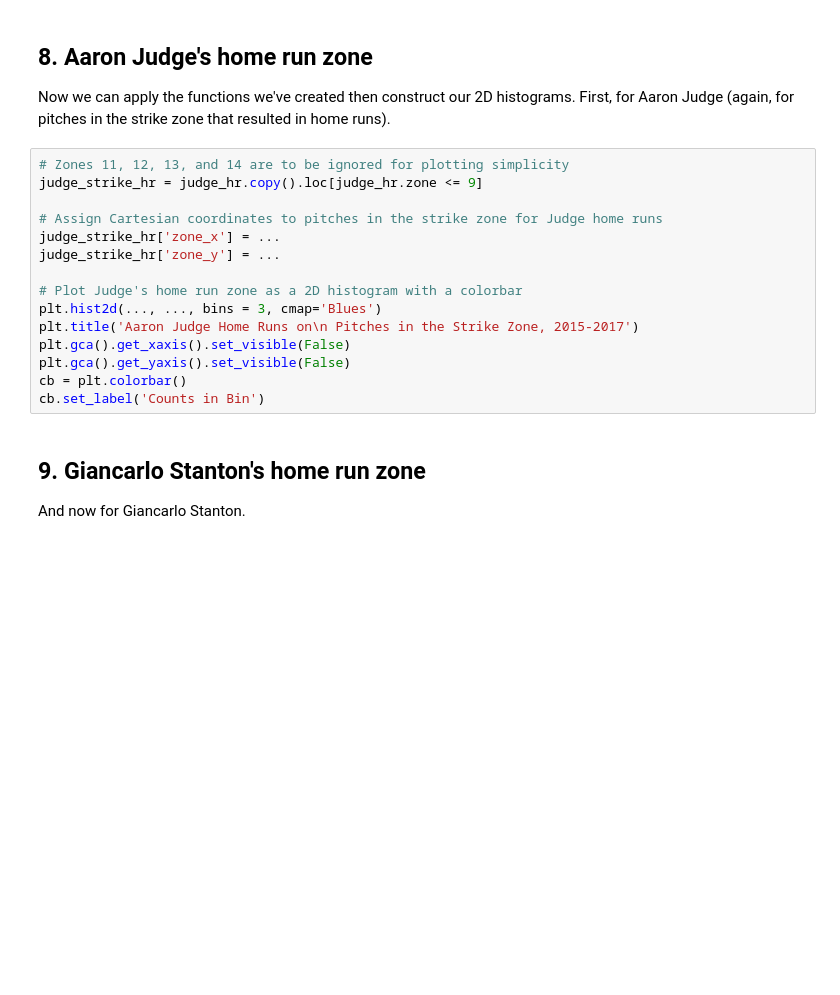
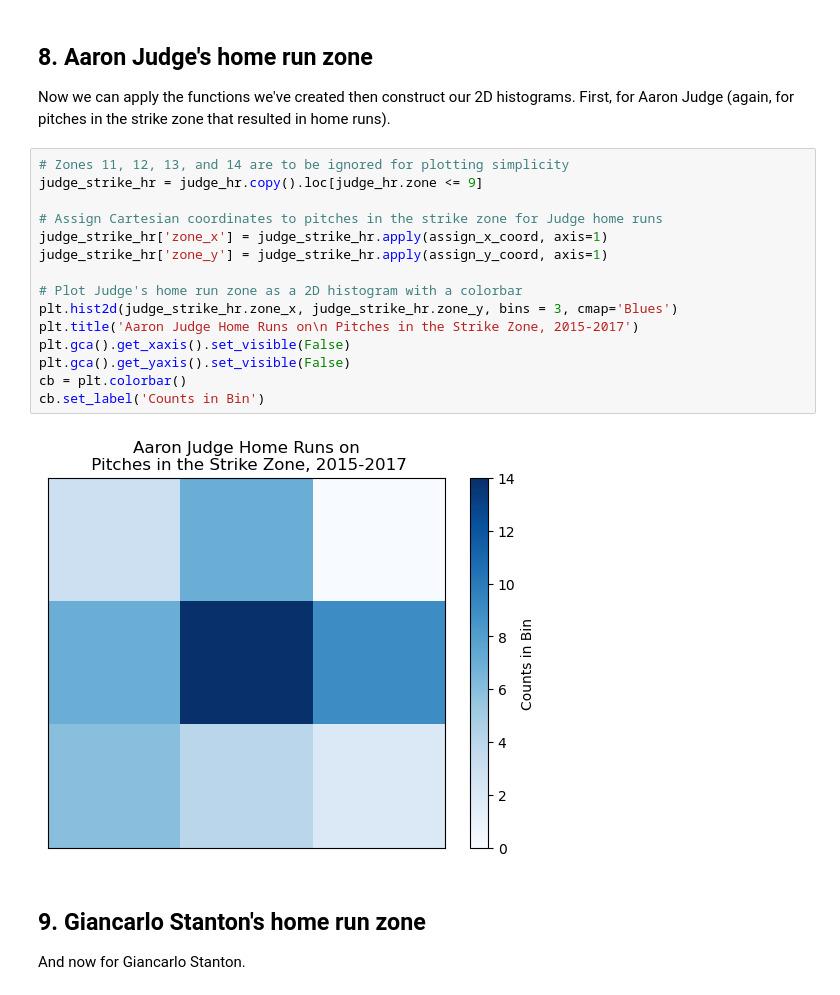
Before and after one commit to JeremyTallant/baseball_stats, a Jupyter notebook: baseball_analysis.ipynb, the cells around one changed output. Saved outputs shown, nothing was run; the diff lists cells and outputs as text; blank space fills up the shorter version.

```diff
--- a/baseball_analysis.ipynb
+++ b/baseball_analysis.ipynb
@@ -156,18 +156,20 @@ def assign_y_coord(row):
 # %%
 # Zones 11, 12, 13, and 14 are to be ignored for plotting simplicity
 judge_strike_hr = judge_hr.copy().loc[judge_hr.zone <= 9]
 
 # Assign Cartesian coordinates to pitches in the strike zone for Judge home runs
-judge_strike_hr['zone_x'] = ...
-judge_strike_hr['zone_y'] = ...
+judge_strike_hr['zone_x'] = judge_strike_hr.apply(assign_x_coord, axis=1)
+judge_strike_hr['zone_y'] = judge_strike_hr.apply(assign_y_coord, axis=1)
 
 # Plot Judge's home run zone as a 2D histogram with a colorbar
-plt.hist2d(..., ..., bins = 3, cmap='Blues')
+plt.hist2d(judge_strike_hr.zone_x, judge_strike_hr.zone_y, bins = 3, cmap='Blues')
 plt.title('Aaron Judge Home Runs on\n Pitches in the Strike Zone, 2015-2017')
 plt.gca().get_xaxis().set_visible(False)
 plt.gca().get_yaxis().set_visible(False)
 cb = plt.colorbar()
 cb.set_label('Counts in Bin')
+# %% [output]
+[figure, added]
 # %% [markdown]
 ## 9. Giancarlo Stanton's home run zone
 <p>And now for Giancarlo Stanton.</p>
```
